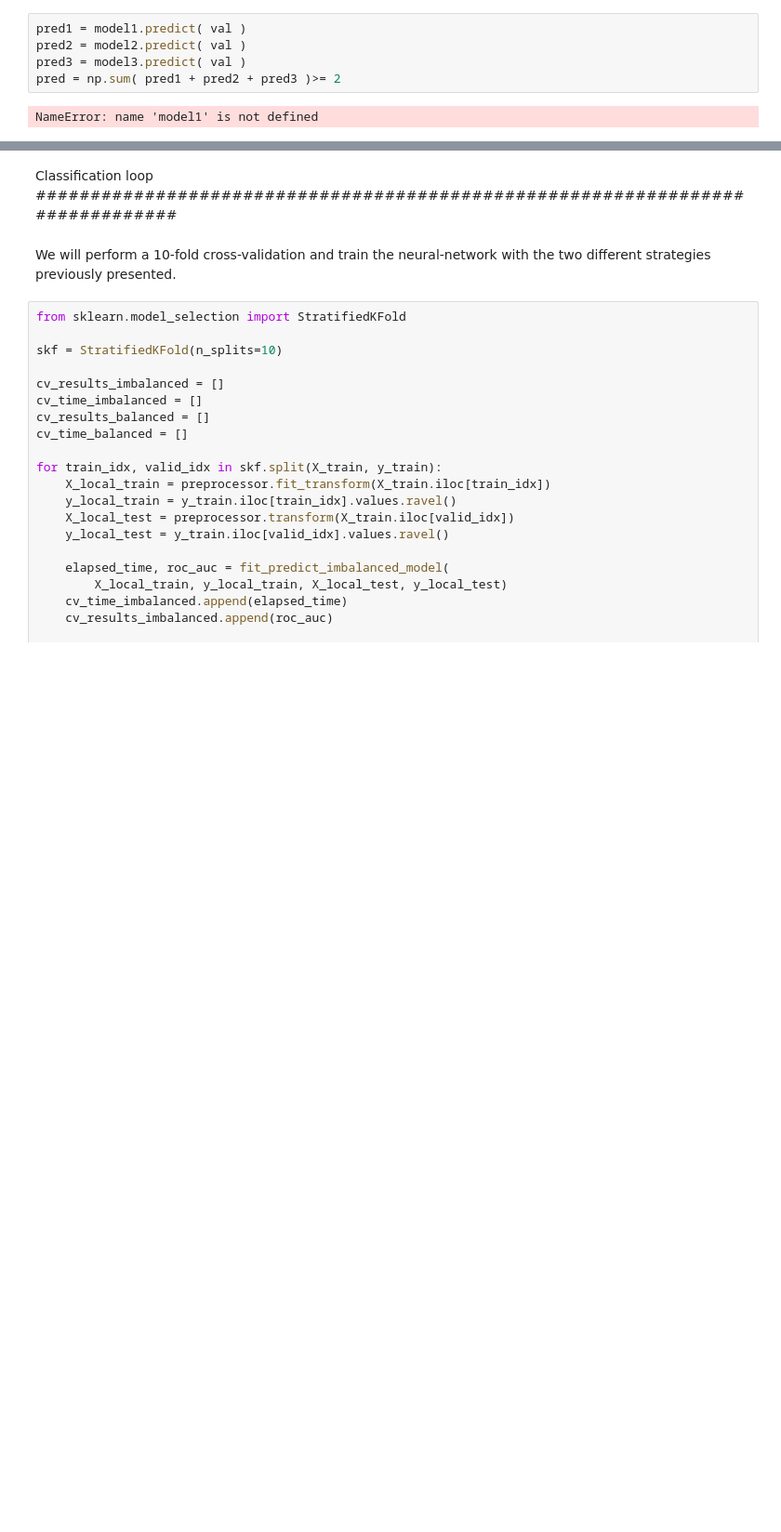
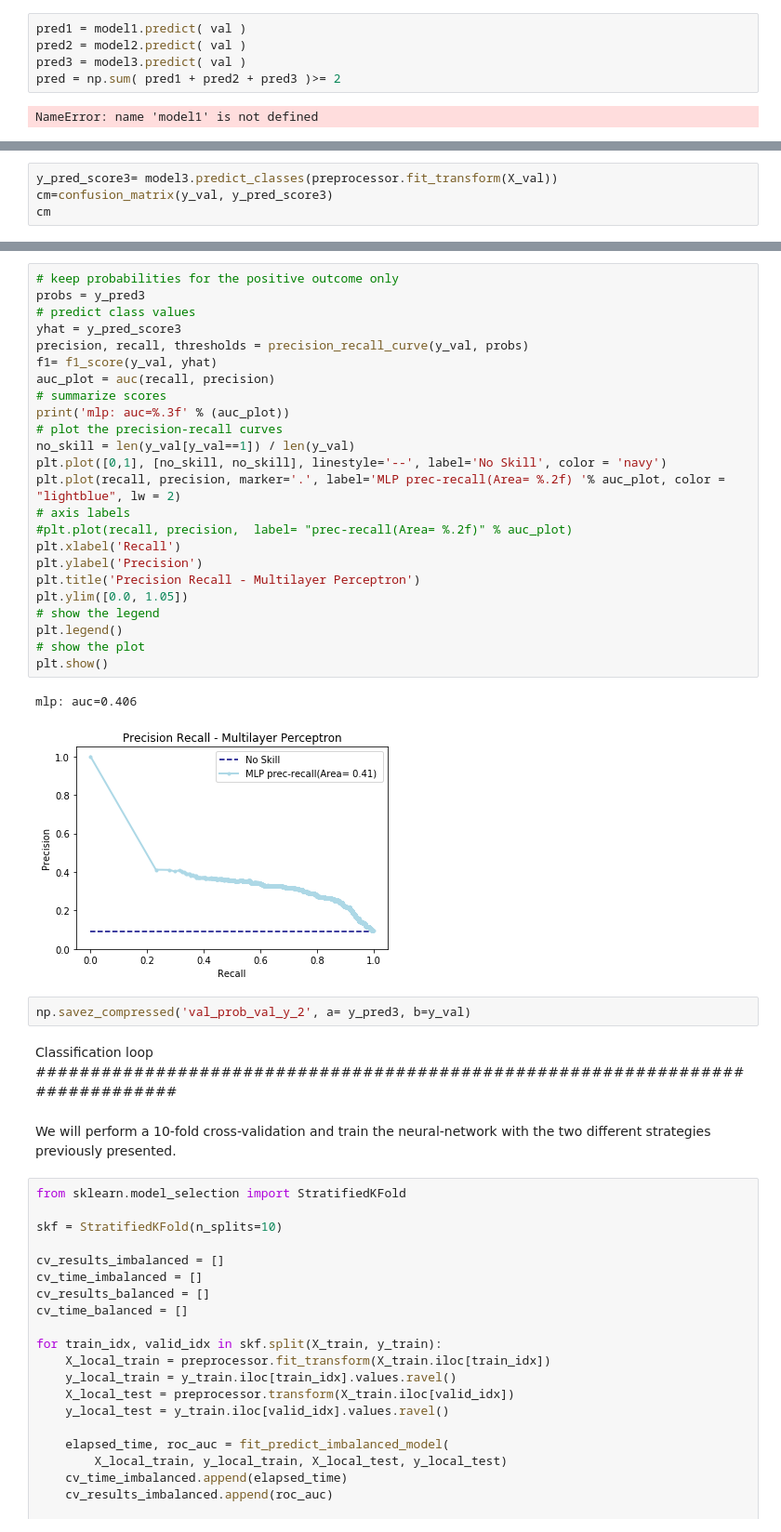
Before and after one commit to borkostolo/healthcare, a Jupyter notebook: dev/kailun/keras_under_sampling.ipynb, the cells around one changed output, grey strips where cells are left out. Shown: that part at 93% size. Cells and saved outputs as stored; diff of their text form; blank space fills up the shorter version.

```diff
--- a/dev/kailun/keras_under_sampling.ipynb
+++ b/dev/kailun/keras_under_sampling.ipynb
@@ -308,0 +433,4 @@ NameError: name 'model1' is not defined
+# %%
+y_pred_score3= model3.predict_classes(preprocessor.fit_transform(X_val))
+cm=confusion_matrix(y_val, y_pred_score3)
+cm
@@ -309,3 +475,32 @@ NameError: name 'model1' is not defined
+# %%
+# keep probabilities for the positive outcome only
+probs = y_pred3
+# predict class values
+yhat = y_pred_score3
+precision, recall, thresholds = precision_recall_curve(y_val, probs)
+f1= f1_score(y_val, yhat)
+auc_plot = auc(recall, precision)
+# summarize scores
+print('mlp: auc=%.3f' % (auc_plot))
+# plot the precision-recall curves
+no_skill = len(y_val[y_val==1]) / len(y_val)
+plt.plot([0,1], [no_skill, no_skill], linestyle='--', label='No Skill', color = 'navy')
+plt.plot(recall, precision, marker='.', label='MLP prec-recall(Area= %.2f) '% auc_plot, color = "lightblue", lw = 2)
+# axis labels
+#plt.plot(recall, precision,  label= "prec-recall(Area= %.2f)" % auc_plot)
+plt.xlabel('Recall')
+plt.ylabel('Precision')
+plt.title('Precision Recall - Multilayer Perceptron')
+plt.ylim([0.0, 1.05])
+# show the legend
+plt.legend()
+# show the plot
+plt.show()
+# %% [output]
+mlp: auc=0.406
+[figure, added]
+# %%
+np.savez_compressed('val_prob_val_y_2', a= y_pred3, b=y_val)
 # %% [markdown]
 Classification loop
 ##############################################################################
```
Also changed, not shown: parts of 32 cells of this notebook, 4 other files.
